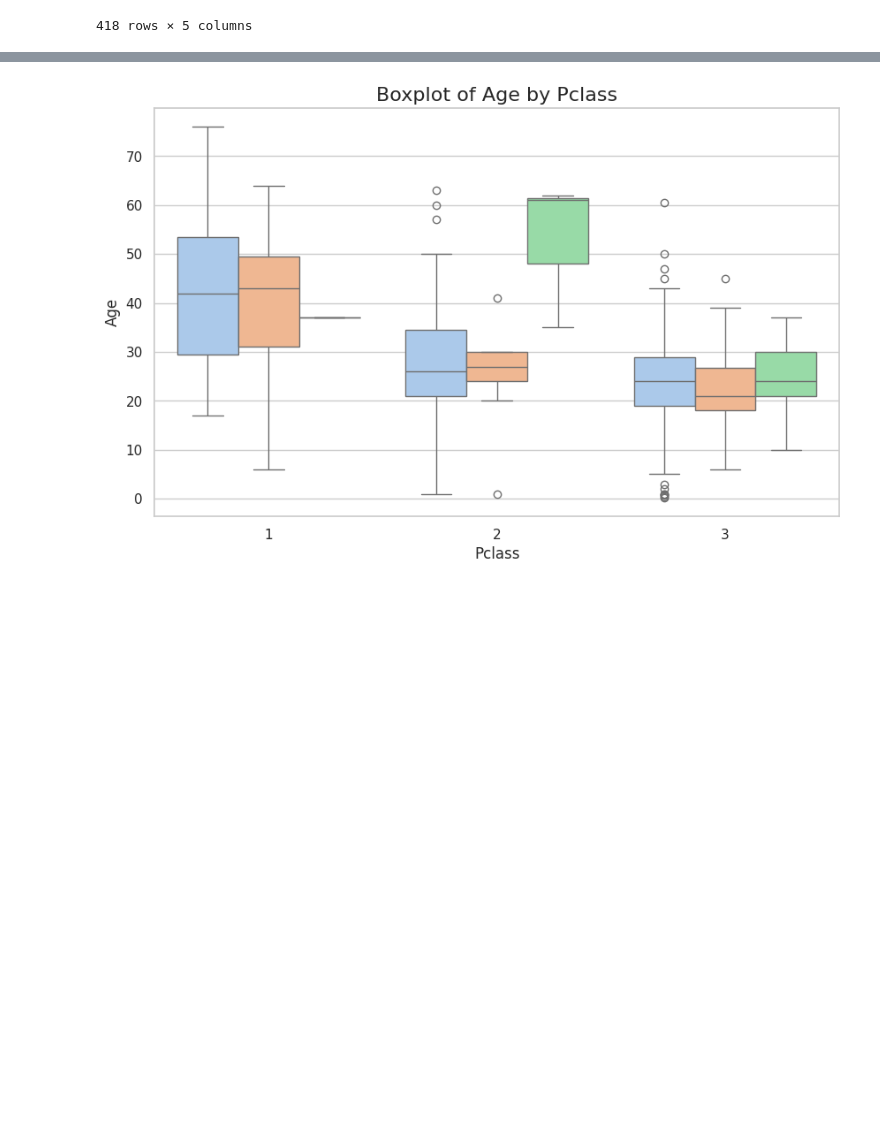
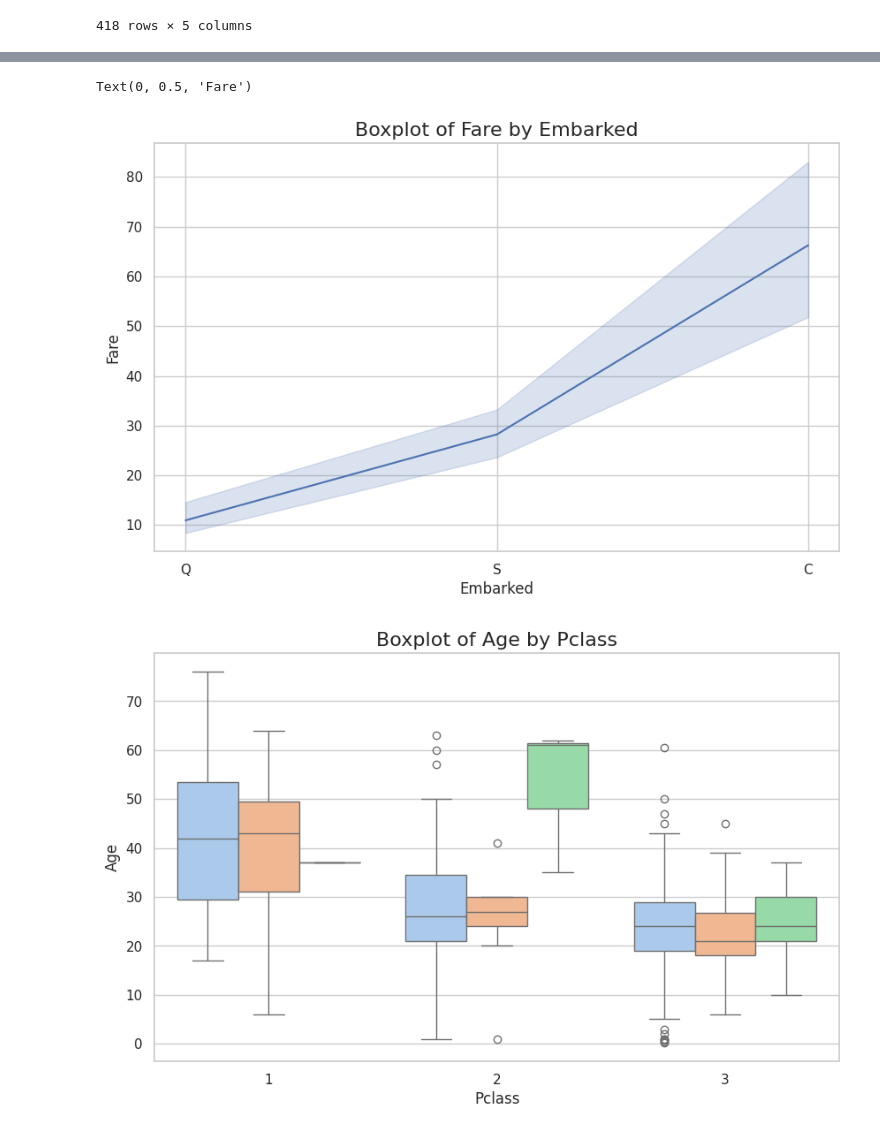
Before and after one commit to harshitschooled/AI-ML-Internship, a Jupyter notebook: Day_1.ipynb, the cells around one changed output, grey strips where cells are left out. Drawn from its saved outputs; the diff is of its cells as text; code cells hidden in the pictures; blank space fills up the shorter version.

```diff
--- a/Day_1.ipynb
+++ b/Day_1.ipynb
@@ -134,3 +146,12 @@ df[['Age','Age_mean_imputed','Age_median_imputed','Cabin',"Cabin_mode_imputed"]]
+# %%
+plt.figure(figsize=(10,6))
+sns.lineplot(data=df,x='Embarked',y='Fare',palette='pastel')
+plt.title('Boxplot of Fare by Embarked',fontsize=16)
+plt.xlabel('Embarked',fontsize=12)
+plt.ylabel('Fare',fontsize=12)
+# %% [output]
+Text(0, 0.5, 'Fare')
+[figure, added]
 # %%
 import matplotlib.pyplot as plt
 import seaborn as sns
```
Also changed, not shown: parts of 5 cells of this notebook.
